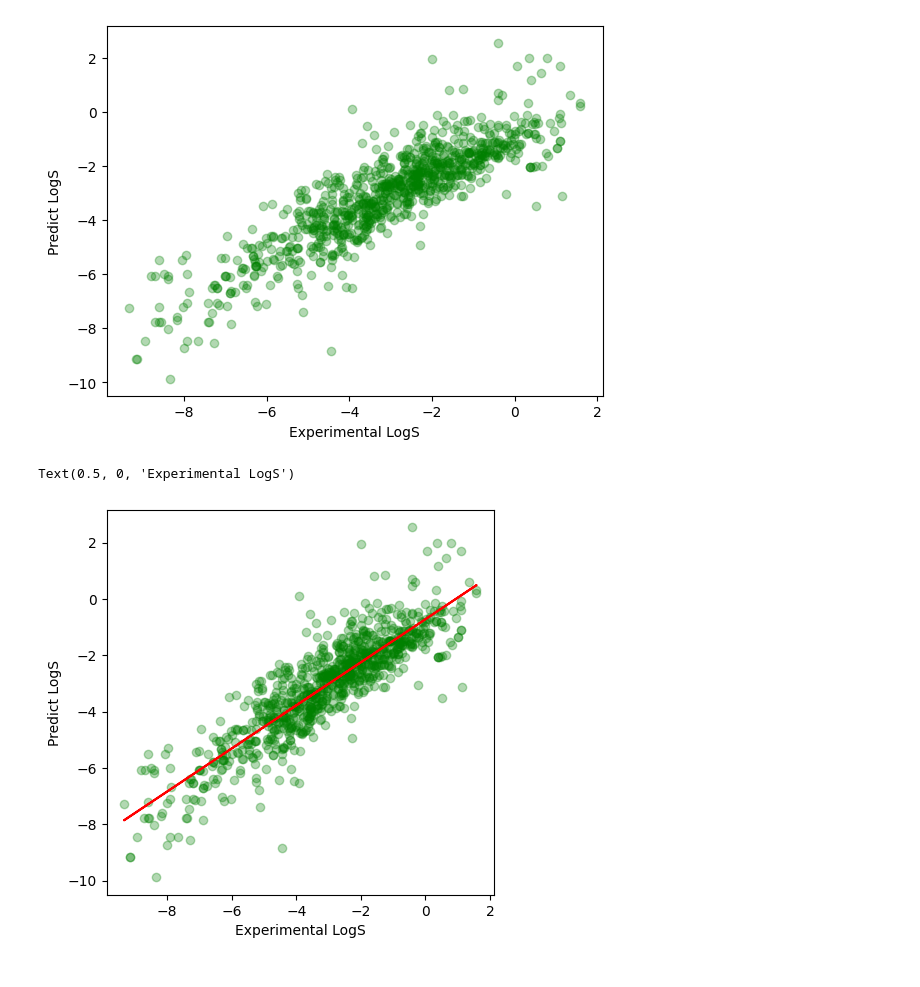
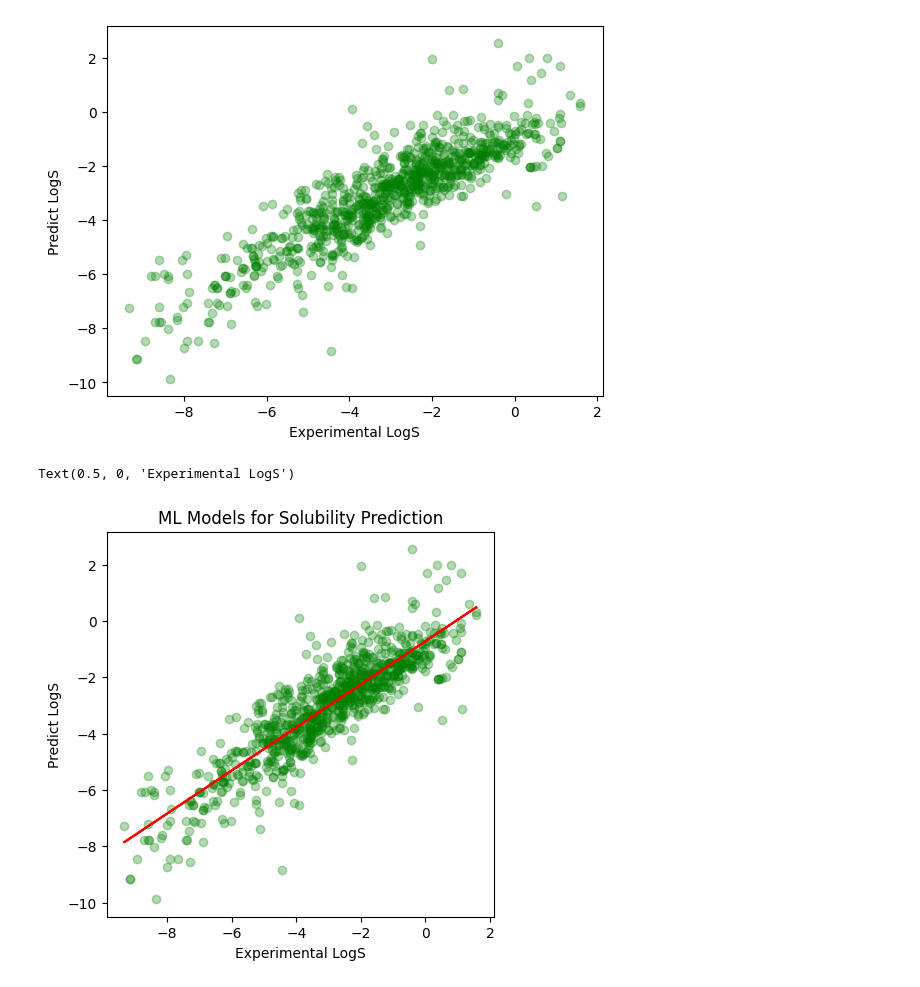
Before and after one commit to mzakyi/Data_Science_Project, a Jupyter notebook: Machine Learning Project.ipynb, the cells around one changed output. Drawn from its saved outputs; the diff is of its cells as text; code cells hidden in the pictures.

```diff
--- a/Machine Learning Project.ipynb
+++ b/Machine Learning Project.ipynb
@@ -296,17 +296,18 @@ Text(0.5, 0, 'Experimental LogS')
 # %%
 #Import numpy to draw the fitted line
 import matplotlib.pyplot as plt
 import numpy as np
 
 plt.figure(figsize=(5,5))
 plt.scatter(x=y_train, y=y_lr_train_pred, c= "Green",alpha=0.3)
 
 z = np.polyfit(y_train, y_lr_train_pred, 1)
 p = np.poly1d(z)
 
 plt.plot(y_train, p(y_train), c="red")
+plt.title('ML Models for Solubility Prediction')
 plt.ylabel('Predict LogS')
 plt.xlabel('Experimental LogS')
 # %% [output]
 Text(0.5, 0, 'Experimental LogS')
-[figure, old version]
+[figure, new version]
```
